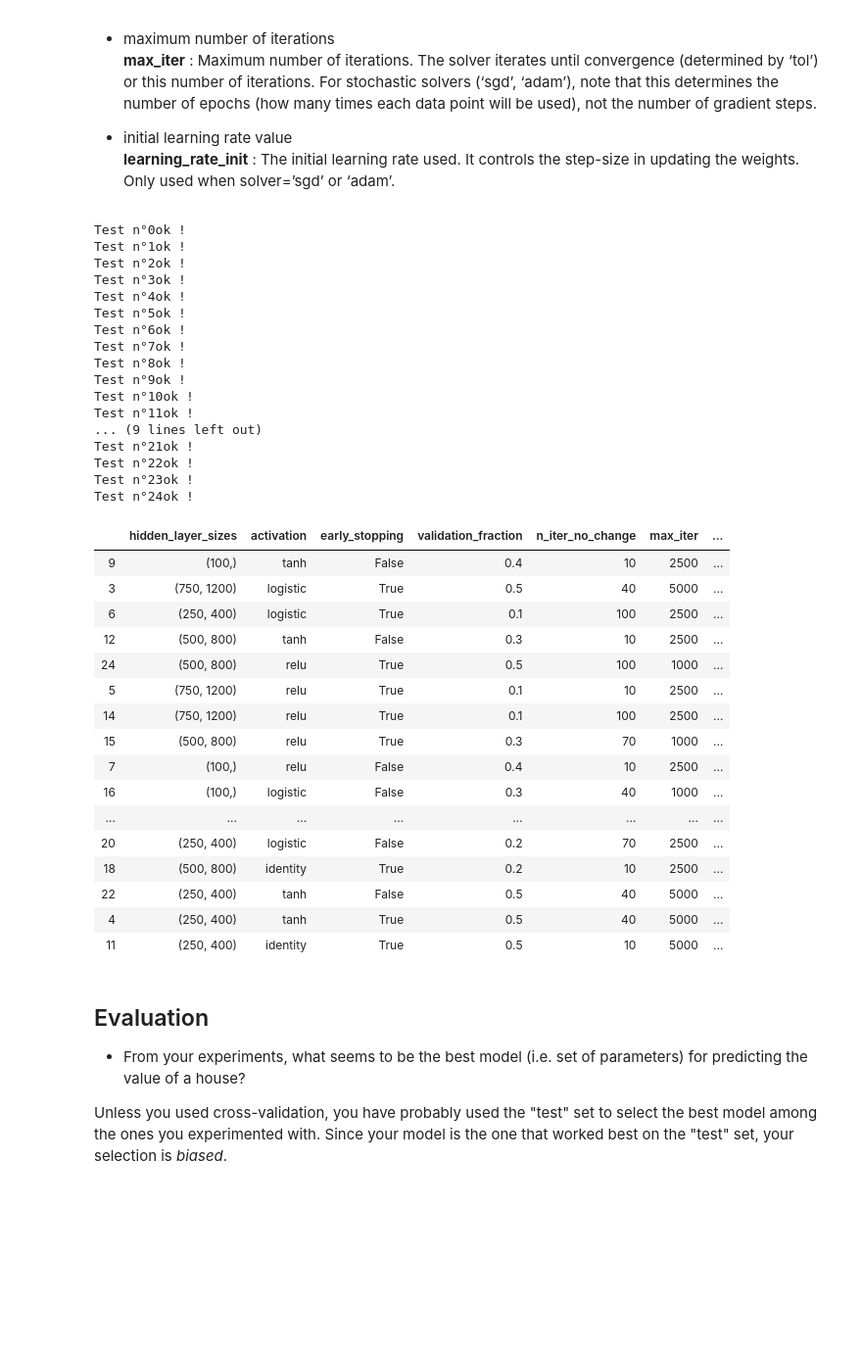
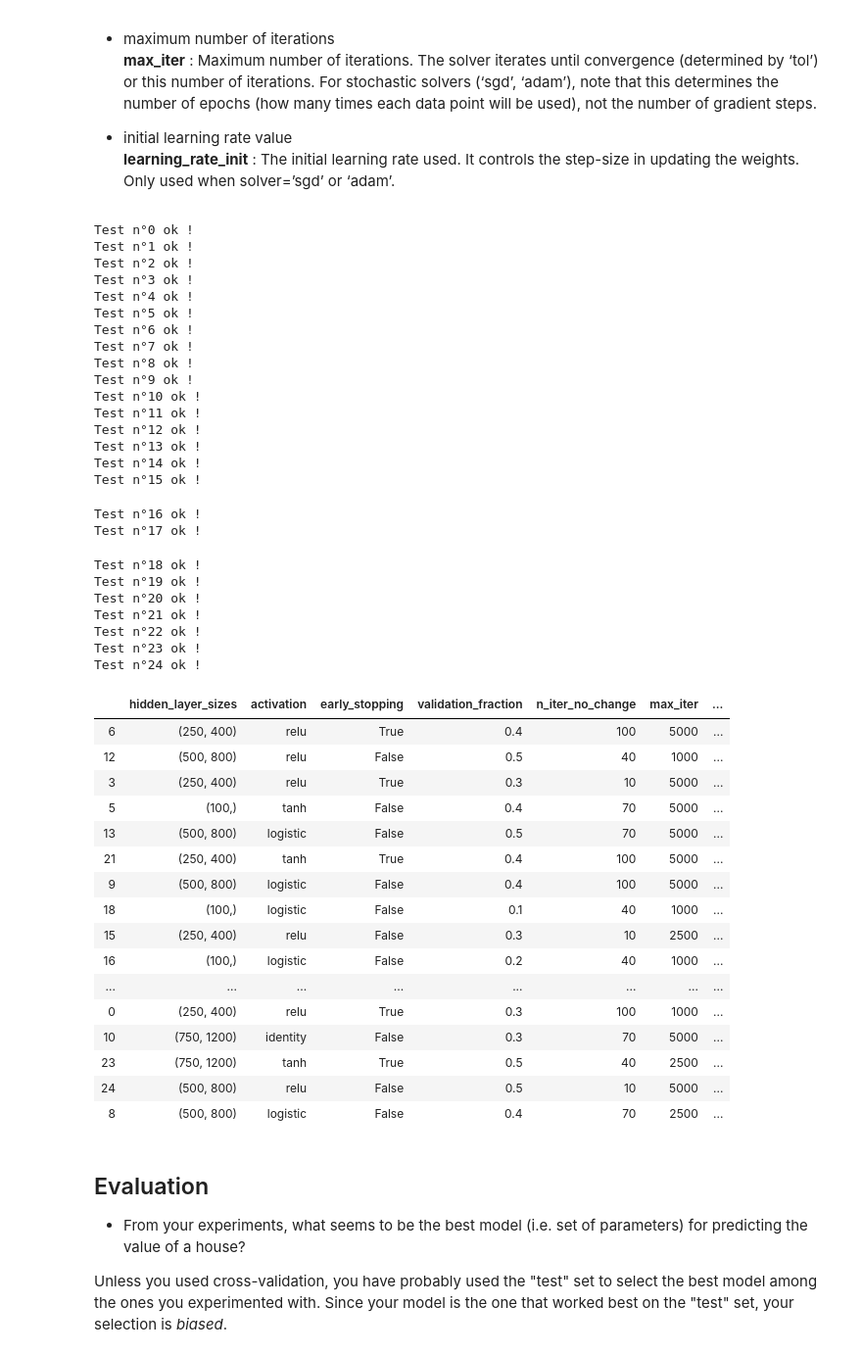
Before and after one commit to rostom-baccar/Machine-Learning-with-Decision-Trees, a Jupyter notebook: lab3.ipynb, the cells around one changed output. Shown at 98% size. Cells and saved outputs as stored; diff of their text form; code cells hidden in the pictures; blank space fills up the shorter version.

```diff
--- a/lab3.ipynb
+++ b/lab3.ipynb
@@ -149,6 +148,8 @@ sc = StandardScaler()
 X = sc.fit_transform(X)
 
 X_train, X_test, y_train, y_test = model_selection.train_test_split(X, y, test_size=0.25, random_state=42)
+X_test, X_validation, y_test, y_validation = model_selection.train_test_split(X_test, y_test, test_size=0.25, random_state=42)
+
 #We did the standardization before splitting the data to ensure that exactly the same transformation is applied to both dataset.
 # %% [markdown]
 ## Overfitting
@@ -301,68 +302,76 @@ for test in range(25):
     o=random.choice(learning_rate_init)
     mlp = MLPRegressor(hidden_layer_sizes=i,
                        activation= j,
                         early_stopping = k,
                         validation_fraction=l,
                         n_iter_no_change=m,
                         max_iter= n,
                         learning_rate_init=o
                         )
 
     start = time.time()
     mlp.fit(X_train, y_train)
     stop = time.time()
 
     data.append({'hidden_layer_sizes':i,
                  'activation':j,
                  'early_stopping': k,
                  'validation_fraction':l,
                  'n_iter_no_change':m,
                  'max_iter': n,
                  'learning_rate_init':o,
-                 'test_score': mlp.score(X_test, y_test),
+                 'validation_score': mlp.score(X_validation, y_validation),
                  'training time': stop - start
                 })
     print("Test n°"+str(test)+" ok !")
 
 table = pd.DataFrame.from_dict(data)
 table = table.replace(np.nan, '-')
-table = table.sort_values(by='test_score', ascending=False)
+table = table.sort_values(by='validation_score', ascending=False)
 table
 # %% [output]
-Test n°0ok !
-Test n°1ok !
-Test n°2ok !
-Test n°3ok !
-Test n°4ok !
-Test n°5ok !
-Test n°6ok !
-Test n°7ok !
-Test n°8ok !
-Test n°9ok !
-Test n°10ok !
-Test n°11ok !
-... (9 lines left out)
-Test n°21ok !
-Test n°22ok !
-Test n°23ok !
-Test n°24ok !
+Test n°0 ok !
+Test n°1 ok !
+Test n°2 ok !
+Test n°3 ok !
+Test n°4 ok !
+Test n°5 ok !
+Test n°6 ok !
+Test n°7 ok !
+Test n°8 ok !
+Test n°9 ok !
+Test n°10 ok !
+Test n°11 ok !
+Test n°12 ok !
+Test n°13 ok !
+Test n°14 ok !
+Test n°15 ok !
+Test n°16 ok !
+Test n°17 ok !
+Test n°18 ok !
+Test n°19 ok !
+Test n°20 ok !
+Test n°21 ok !
+Test n°22 ok !
+Test n°23 ok !
+Test n°24 ok !
 |  | hidden_layer_sizes | activation | early_stopping | validation_fraction | n_iter_no_change | max_iter | ... |
-| 9 | (100,) | tanh | False | 0.4 | 10 | 2500 | ... |
-| 3 | (750, 1200) | logistic | True | 0.5 | 40 | 5000 | ... |
-| 6 | (250, 400) | logistic | True | 0.1 | 100 | 2500 | ... |
-| 12 | (500, 800) | tanh | False | 0.3 | 10 | 2500 | ... |
-| 24 | (500, 800) | relu | True | 0.5 | 100 | 1000 | ... |
-| 5 | (750, 1200) | relu | True | 0.1 | 10 | 2500 | ... |
-| 14 | (750, 1200) | relu | True | 0.1 | 100 | 2500 | ... |
-| 15 | (500, 800) | relu | True | 0.3 | 70 | 1000 | ... |
-| 7 | (100,) | relu | False | 0.4 | 10 | 2500 | ... |
-| 16 | (100,) | logistic | False | 0.3 | 40 | 1000 | ... |
+| 6 | (250, 400) | relu | True | 0.4 | 100 | 5000 | ... |
+| 12 | (500, 800) | relu | False | 0.5 | 40 | 1000 | ... |
+| 3 | (250, 400) | relu | True | 0.3 | 10 | 5000 | ... |
+| 5 | (100,) | tanh | False | 0.4 | 70 | 5000 | ... |
+| 13 | (500, 800) | logistic | False | 0.5 | 70 | 5000 | ... |
+| 21 | (250, 400) | tanh | True | 0.4 | 100 | 5000 | ... |
+| 9 | (500, 800) | logistic | False | 0.4 | 100 | 5000 | ... |
+| 18 | (100,) | logistic | False | 0.1 | 40 | 1000 | ... |
+| 15 | (250, 400) | relu | False | 0.3 | 10 | 2500 | ... |
+| 16 | (100,) | logistic | False | 0.2 | 40 | 1000 | ... |
 | ... | ... | ... | ... | ... | ... | ... | ... |
-| 20 | (250, 400) | logistic | False | 0.2 | 70 | 2500 | ... |
-| 18 | (500, 800) | identity | True | 0.2 | 10 | 2500 | ... |
-| 22 | (250, 400) | tanh | False | 0.5 | 40 | 5000 | ... |
-| 4 | (250, 400) | tanh | True | 0.5 | 40 | 5000 | ... |
-| 11 | (250, 400) | identity | True | 0.5 | 10 | 5000 | ... |
+| 0 | (250, 400) | relu | True | 0.3 | 100 | 1000 | ... |
+| 10 | (750, 1200) | identity | False | 0.3 | 70 | 5000 | ... |
+| 23 | (750, 1200) | tanh | True | 0.5 | 40 | 2500 | ... |
+| 24 | (500, 800) | relu | False | 0.5 | 10 | 5000 | ... |
+| 8 | (500, 800) | logistic | False | 0.4 | 70 | 2500 | ... |
 # %% [markdown]
 ## Evaluation
 
```
Also changed, not shown: parts of 5 cells of this notebook.
